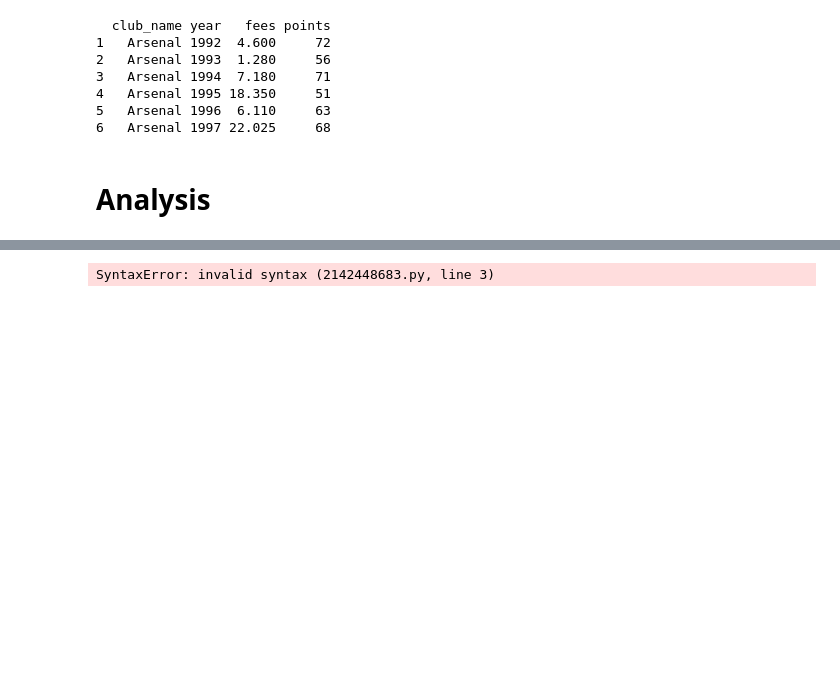
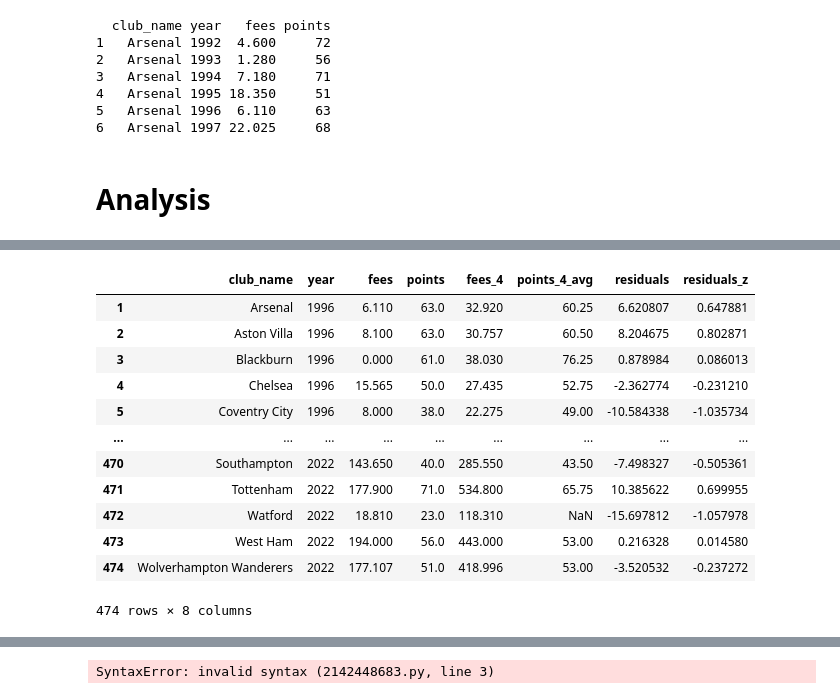
Before and after one commit to AhanPenkar/exploratory-football, a Jupyter notebook: regression_2.ipynb, the cells around one changed output, grey strips where cells are left out. Cells and saved outputs as stored; diff of their text form; code cells hidden in the pictures; blank space fills up the shorter version.

```diff
--- a/regression_2.ipynb
+++ b/regression_2.ipynb
@@ -281,0 +329,16 @@ ggplot(df) +
+# %%
+df_years
+# %% [output]
+|  | club_name | year | fees | points | fees_4 | points_4_avg | residuals | residuals_z |
+| 1 | Arsenal | 1996 | 6.110 | 63.0 | 32.920 | 60.25 | 6.620807 | 0.647881 |
+| 2 | Aston Villa | 1996 | 8.100 | 63.0 | 30.757 | 60.50 | 8.204675 | 0.802871 |
+| 3 | Blackburn | 1996 | 0.000 | 61.0 | 38.030 | 76.25 | 0.878984 | 0.086013 |
+| 4 | Chelsea | 1996 | 15.565 | 50.0 | 27.435 | 52.75 | -2.362774 | -0.231210 |
+| 5 | Coventry City | 1996 | 8.000 | 38.0 | 22.275 | 49.00 | -10.584338 | -1.035734 |
+| ... | ... | ... | ... | ... | ... | ... | ... | ... |
+| 470 | Southampton | 2022 | 143.650 | 40.0 | 285.550 | 43.50 | -7.498327 | -0.505361 |
+| 471 | Tottenham | 2022 | 177.900 | 71.0 | 534.800 | 65.75 | 10.385622 | 0.699955 |
+| 472 | Watford | 2022 | 18.810 | 23.0 | 118.310 | NaN | -15.697812 | -1.057978 |
+| 473 | West Ham | 2022 | 194.000 | 56.0 | 443.000 | 53.00 | 0.216328 | 0.014580 |
+| 474 | Wolverhampton Wanderers | 2022 | 177.107 | 51.0 | 418.996 | 53.00 | -3.520532 | -0.237272 |
+474 rows × 8 columns
```
Also changed, not shown: parts of 13 cells of this notebook.
